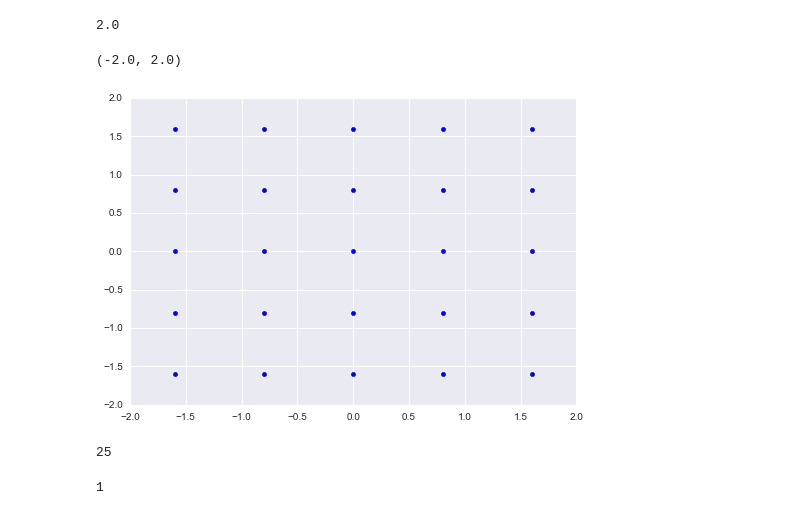
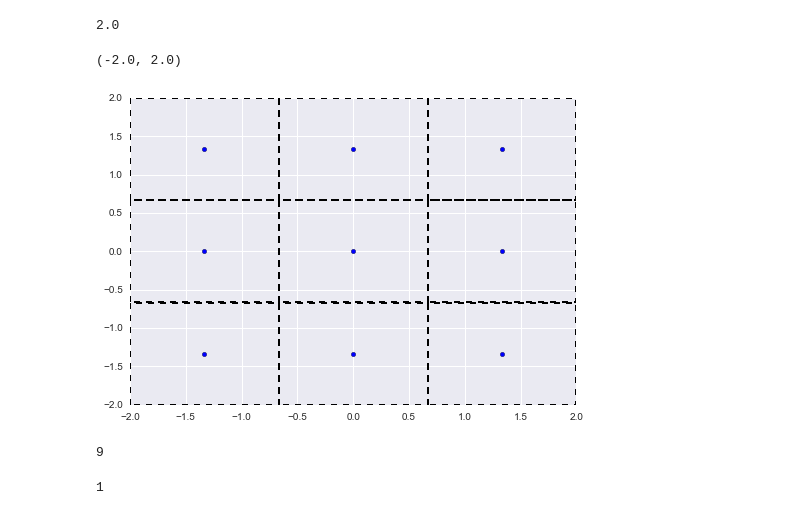
Before and after one commit to rbiswas4/BenchmarkInstanceCatalogs, a Jupyter notebook: examples/dbobject_directquery_comps.ipynb, the cells around one changed output. Cells and saved outputs as stored; diff of their text form; code cells hidden in the pictures.

```diff
--- a/examples/dbobject_directquery_comps.ipynb
+++ b/examples/dbobject_directquery_comps.ipynb
@@ -51,20 +52,26 @@ def tileObsMetaData(obsMetaData, num):
                                   pointingDec=coords[i, 1],
                                   boundLength=blen) for i in range(len(coords))]
     # return coords
-    return obsmdata, coords
+    diffvec = np.array([blen, blen])
+    transvec = np.array([1, -1])
+    verts = [[coord - diffvec, coord - transvec * diffvec, coord + diffvec, coord + diffvec *transvec] for coord in coords]
+    bounds = [Polygon(vert, fill=False, lw=2, alpha=1., ls='dashed') for vert in verts]
+    return obsmdata, coords, bounds
 # %%
-tiledObsMD, coords = tileObsMetaData(observerMetaData, 5)
+tiledObsMD, coords, bounds = tileObsMetaData(observerMetaData, 3)
 fig, ax =plt.subplots()
 ax.scatter(coords[:,0], coords[:, 1])
+for bound in bounds:
+    ax.add_patch(bound)
 ax.set_xlim(-2., 2.)
 ax.set_ylim(-2., 2.)
 # %% [output]
 (-2.0, 2.0)
-[figure, old version]
+[figure, new version]
 # %%
 len(tiledObsMD)
 # %% [output]
-25
+9
 # %%
 class galCopy(InstanceCatalog):
     column_outputs = ['galtileid', 'raJ2000', 'decJ2000', 'redshift']#, 'a_d', 'b_d', 'pa_disk', 'mass_stellar', 'absmag_r_total']
```
Also changed, not shown: parts of 12 cells of this notebook.
